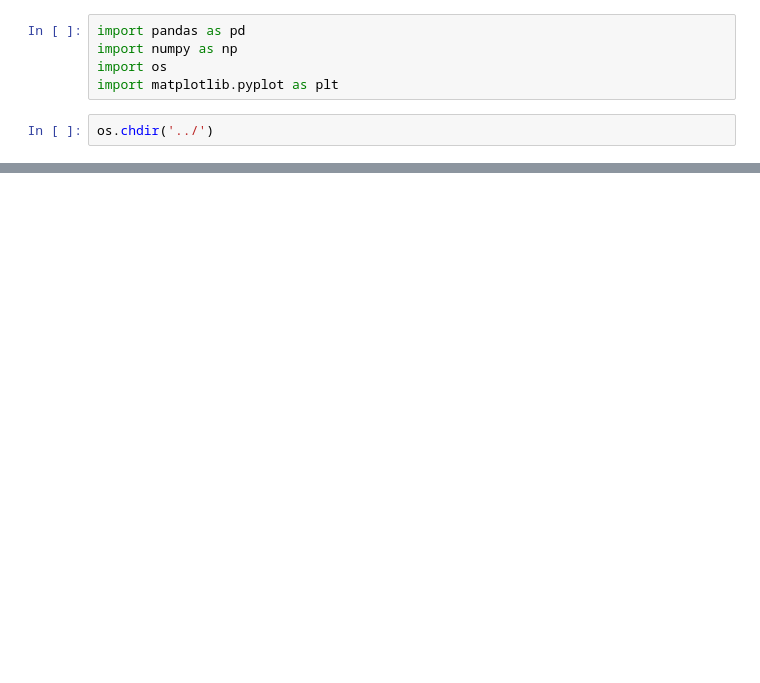
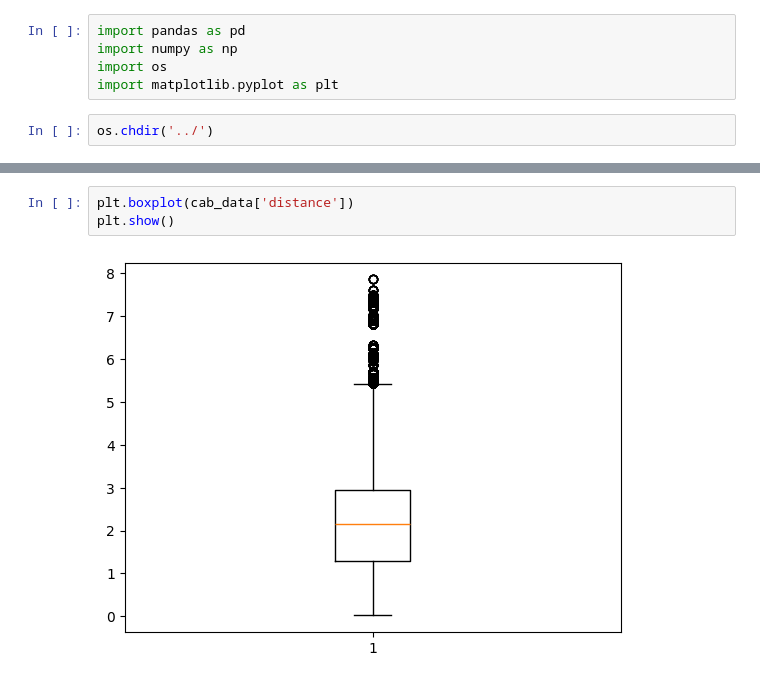
Before and after one commit to Immortal-Pi/SurgeSense, a Jupyter notebook: research/data_analysis_all.ipynb, the cells around one changed output, grey strips where cells are left out. Drawn from its saved outputs; the diff is of its cells as text; blank space fills up the shorter version.

```diff
--- a/research/data_analysis_all.ipynb
+++ b/research/data_analysis_all.ipynb
@@ -17,0 +11,5 @@ cab_data.head()
+# %%
+plt.boxplot(cab_data['distance'])
+plt.show()
+# %% [output]
+[figure, added]
```
Also changed, not shown: parts of 13 cells of this notebook, 11 other files.
